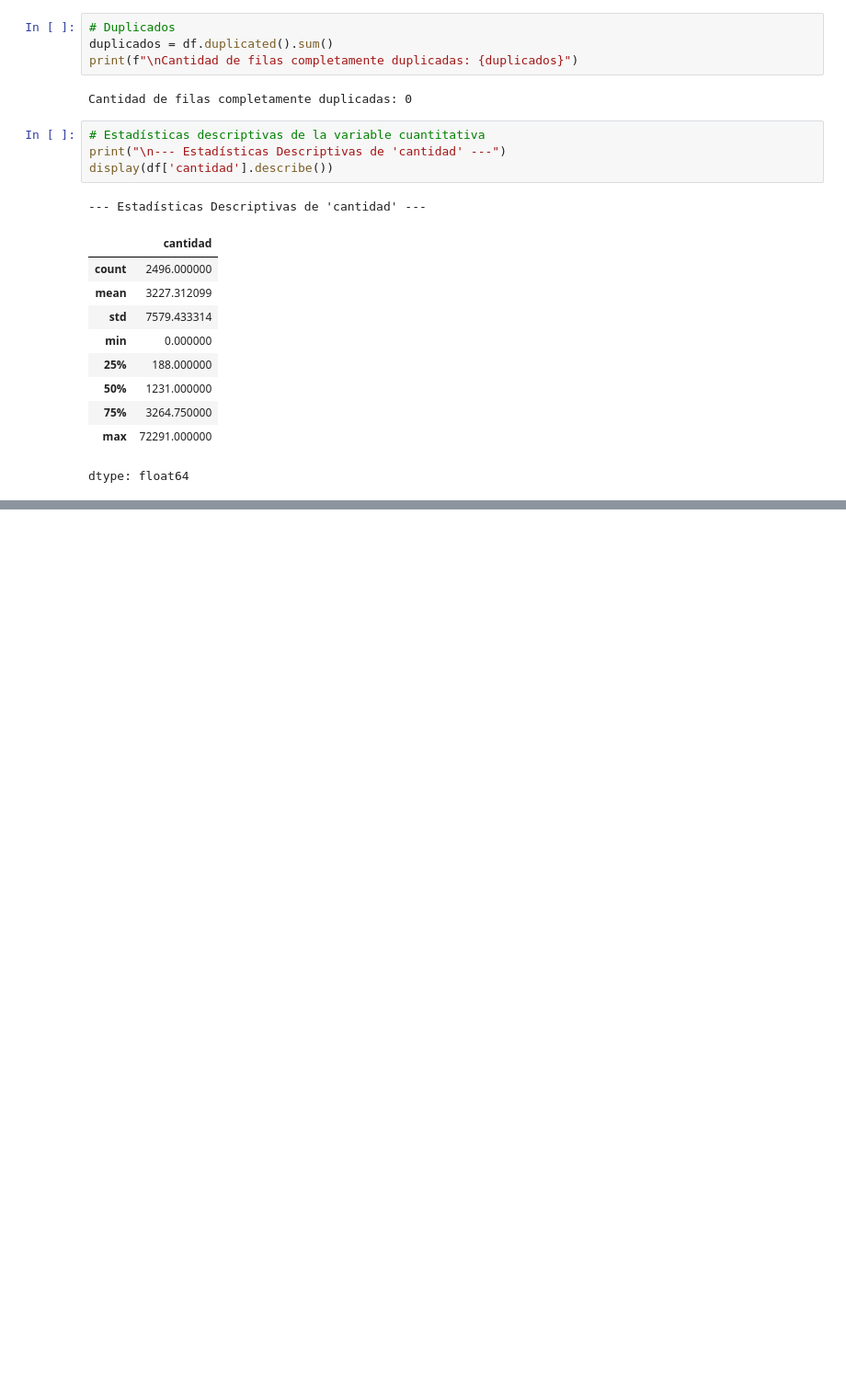
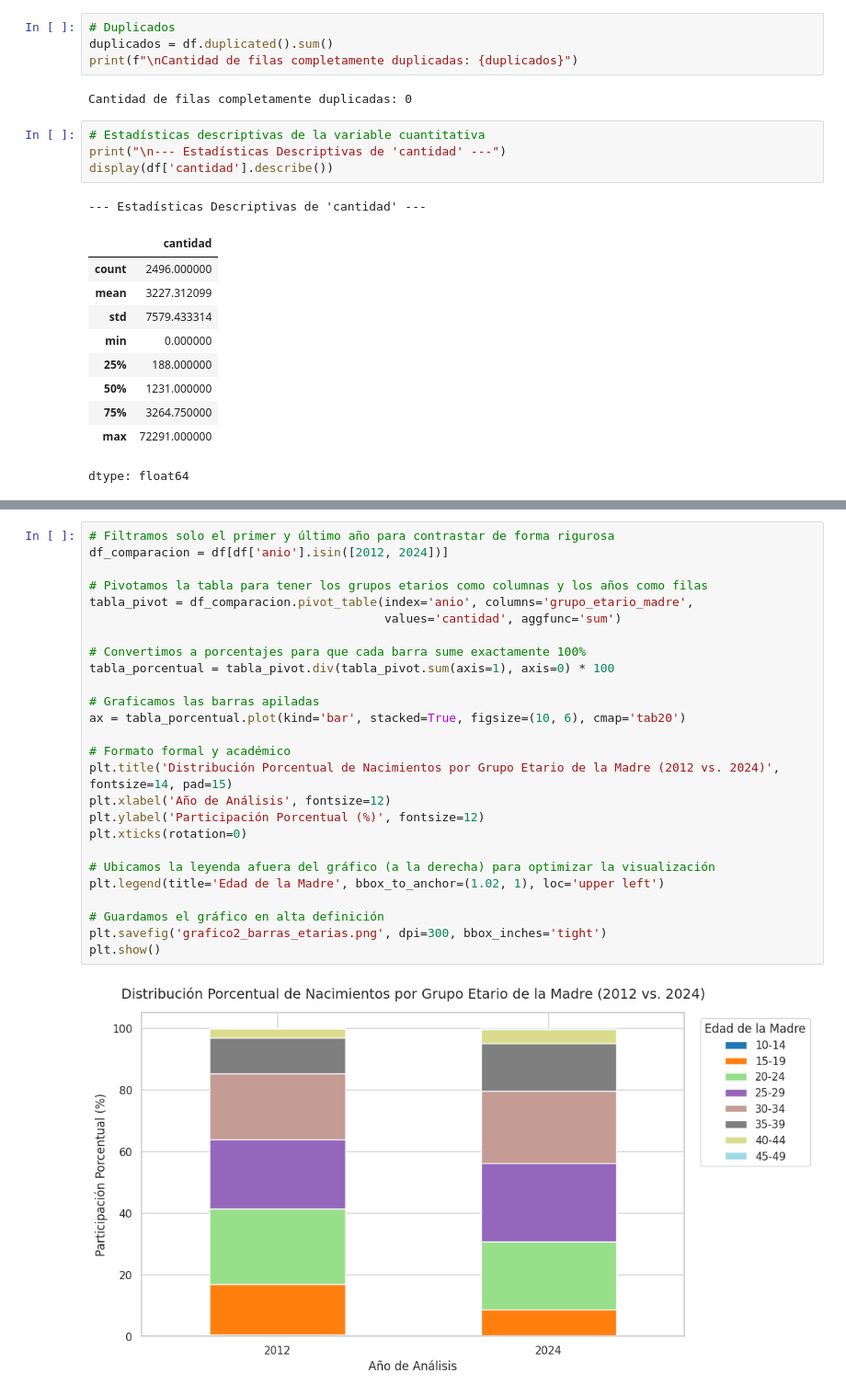
Before and after one commit to Mafervv149/tp-grupal-datos-fce, a Jupyter notebook: Analisis_Natalidad_RENAPER.ipynb, the cells around one changed output, grey strips where cells are left out. Shown at 92% size. Drawn from its saved outputs; the diff is of its cells as text; blank space fills up the shorter version.

```diff
--- a/Analisis_Natalidad_RENAPER.ipynb
+++ b/Analisis_Natalidad_RENAPER.ipynb
@@ -207,0 +236,28 @@ anio
+# %%
+# Filtramos solo el primer y último año para contrastar de forma rigurosa
+df_comparacion = df[df['anio'].isin([2012, 2024])]
+
+# Pivotamos la tabla para tener los grupos etarios como columnas y los años como filas
+tabla_pivot = df_comparacion.pivot_table(index='anio', columns='grupo_etario_madre',
+                                         values='cantidad', aggfunc='sum')
+
+# Convertimos a porcentajes para que cada barra sume exactamente 100%
+tabla_porcentual = tabla_pivot.div(tabla_pivot.sum(axis=1), axis=0) * 100
+
+# Graficamos las barras apiladas
+ax = tabla_porcentual.plot(kind='bar', stacked=True, figsize=(10, 6), cmap='tab20')
+
+# Formato formal y académico
+plt.title('Distribución Porcentual de Nacimientos por Grupo Etario de la Madre (2012 vs. 2024)', fontsize=14, pad=15)
+plt.xlabel('Año de Análisis', fontsize=12)
+plt.ylabel('Participación Porcentual (%)', fontsize=12)
+plt.xticks(rotation=0)
+
+# Ubicamos la leyenda afuera del gráfico (a la derecha) para optimizar la visualización
+plt.legend(title='Edad de la Madre', bbox_to_anchor=(1.02, 1), loc='upper left')
+
+# Guardamos el gráfico en alta definición
+plt.savefig('grafico2_barras_etarias.png', dpi=300, bbox_inches='tight')
+plt.show()
+# %% [output]
+[figure, added]
```
Also changed, not shown: parts of 52 cells of this notebook.
